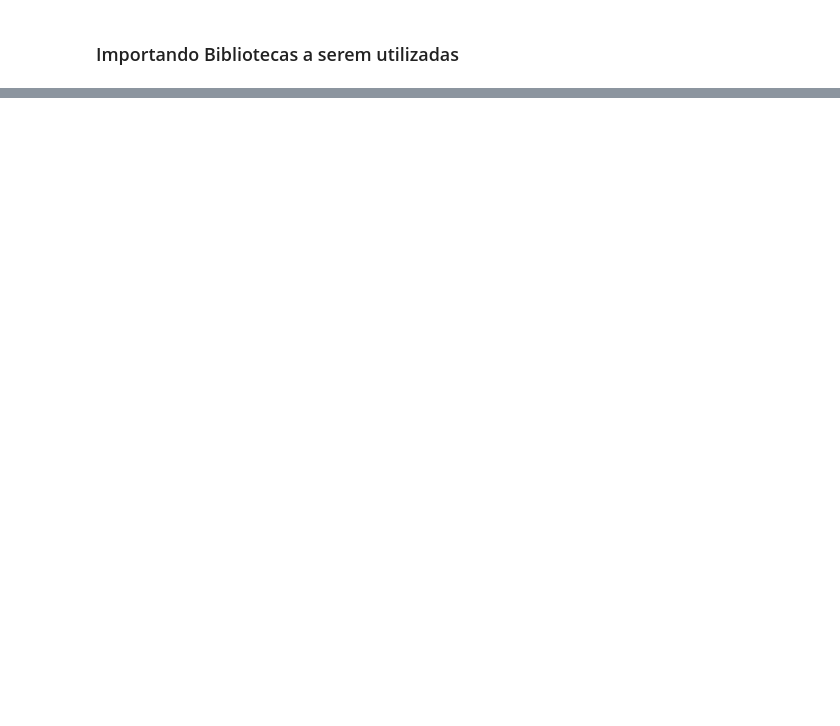
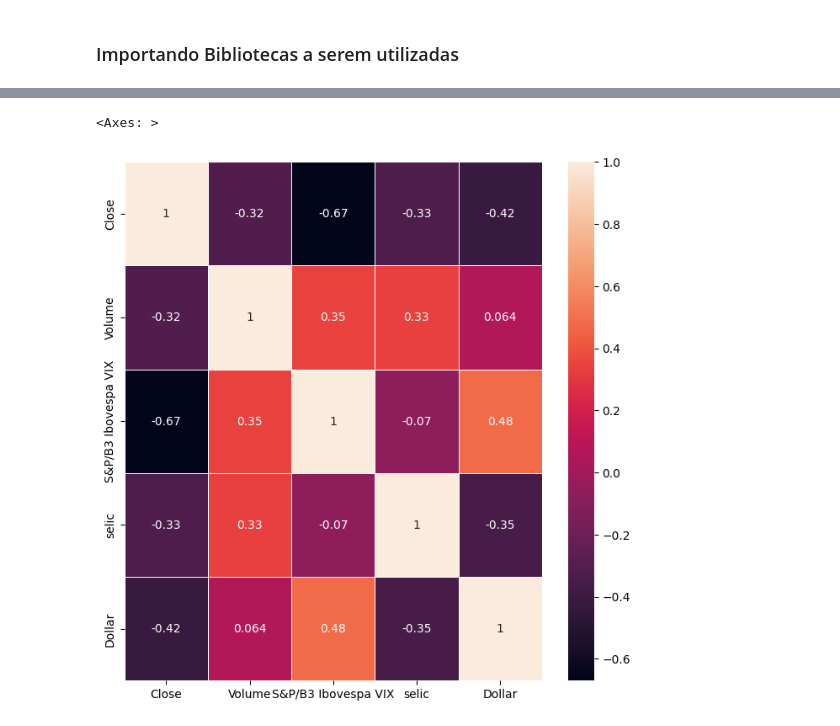
Before and after one commit to jeicianepaula/Tech-Challenge-2, a Jupyter notebook: TECH_CHALLENGE_2.ipynb, the cells around one changed output, grey strips where cells are left out. Cells and saved outputs as stored; diff of their text form; code cells hidden in the pictures; blank space fills up the shorter version.

```diff
--- a/TECH_CHALLENGE_2.ipynb
+++ b/TECH_CHALLENGE_2.ipynb
@@ -235,0 +80,7 @@ plt.show()
+# %%
+def tabela_unica(df, df_juncao):
+    df_novo = df.merge(df_juncao, how = 'left',  left_on = df_origem.index, right_on = df_juncao.index)
+    df_novo.rename(columns={'key_0':'Date'}, inplace = True)
+    df_novo = df_novo.set_index('Date')
+
+    return df_novo
@@ -235,0 +215,9 @@ plt.show()
+# %%
+#Cria a matriz de correlação
+correlation_matrix = df_close.corr()
+
+fig, ax = plt.subplots(figsize=(8,8))
+sns.heatmap(data=correlation_matrix, annot=True, linewidths=.5, ax=ax)
+# %% [output]
+<Axes: >
+[figure, added]
```
Also changed, not shown: parts of 39 cells of this notebook, 1 other file.
